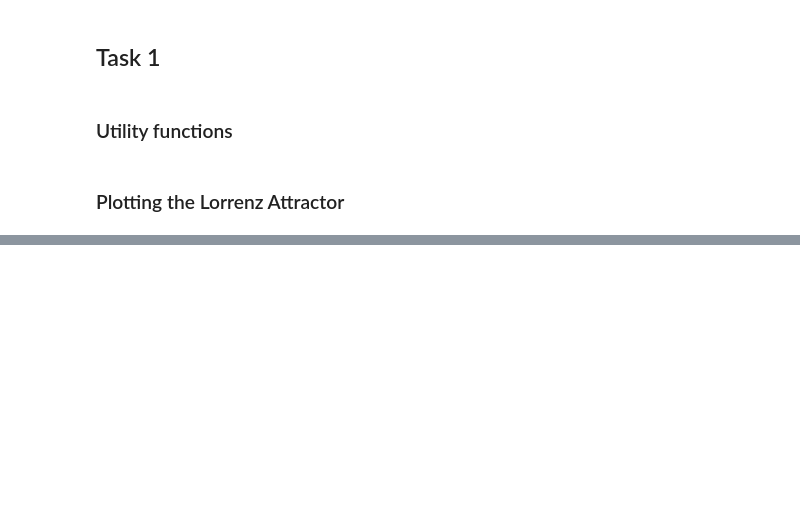
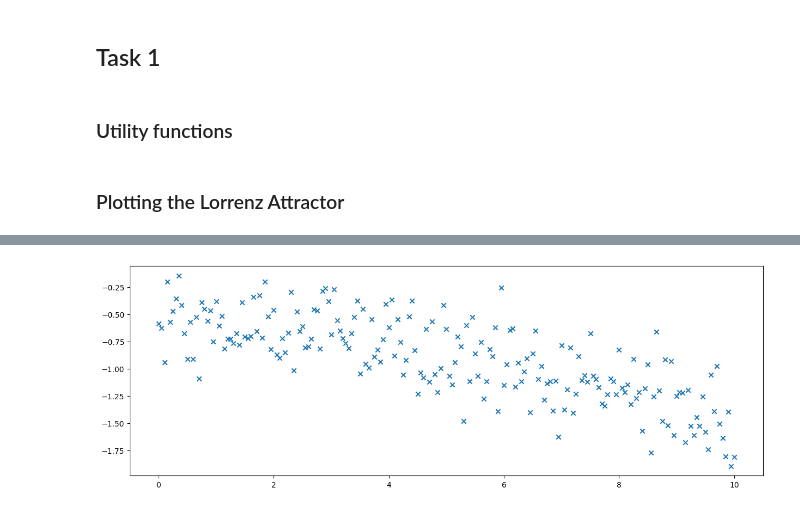
Before and after one commit to Yuvraj-Dhepe/uni_bayesian, a Jupyter notebook: Ex_2/Yuvraj.ipynb, the cells around one changed output, grey strips where cells are left out. Saved outputs shown, nothing was run; the diff lists cells and outputs as text; code cells hidden in the pictures; blank space fills up the shorter version.

```diff
--- a/Ex_2/Yuvraj.ipynb
+++ b/Ex_2/Yuvraj.ipynb
@@ -85,0 +106,47 @@ ModuleNotFoundError: No module named 'ipympl'
+# %%
+def measurement_errors(eta_0,a):
+    err = [eta_0]
+    eta_t = eta_0
+    for i in range(40000):
+        eta_t = 1.99999*eta_t + a/2 if eta_t >= -a/2 and eta_t < 0 else -1.99999*eta_t + a/2
+        if i%10 == 0:
+            err.append(eta_t)
+    summ_err = [eta_0,]
+    for i in range(200):
+        summ_err.append(sum(err[(i+1)*20-19:(i+1)*20])/20)
+
+    return summ_err
+# %%
+def x_obs(x_ref: list,dt: float,t: int):
+    iterations = int(t/dt)
+    a:int = 4
+    eta_0:float = a*(1/np.sqrt(2) - 1/2)
+    m_e = measurement_errors(eta_0,a)
+    X_obs = [x_ref[0],]
+    for i in range(1,iterations+1):
+        #iterate_cf = i*20
+        #error.append(1/20*(measurement_error(iterate_cf,eta_0,a)))
+        # Calculating x_obs
+        val = x_ref[i] + m_e[i]
+        X_obs.append(val)
+
+    return X_obs,m_e
+# %%
+### Initializing params
+Z_ini: np.array = np.array([-0.587,-0.563,16.870])
+dt: float = 0.001
+t: int = 200
+
+# Getting all lorrenz attractor coordinates
+z_ref: list = lorrenz_attractor(Z_ini,dt,t)
+x_ref = h_map(z_ref)
+# %%
+dt: float = 0.05
+t: int = 10
+observed_x,errors = x_obs(x_ref,dt,t)
+# %%
+plt.figure(figsize=(15,5))
+plt.scatter([i*t_out for i in range(len(observed_x))], observed_x, marker="x")
+plt.show()
+# %% [output]
+[figure, added]
```
Also changed, not shown: parts of 9 cells of this notebook.
